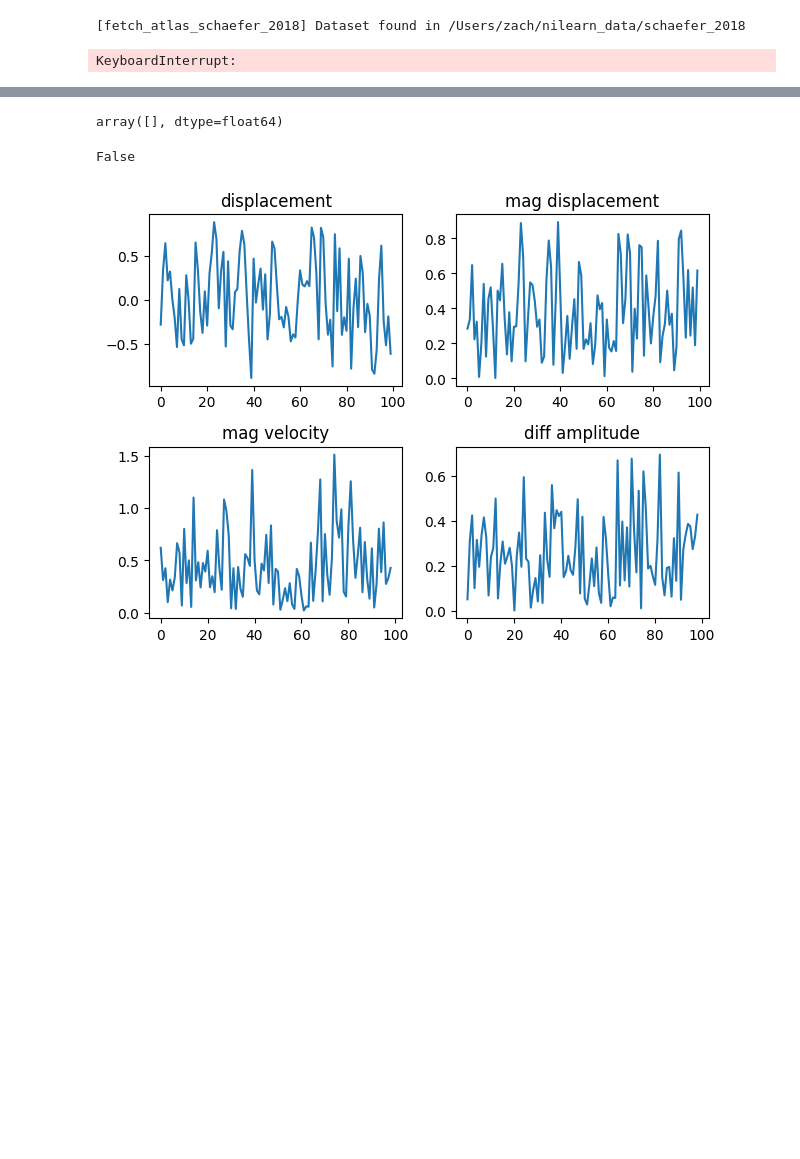
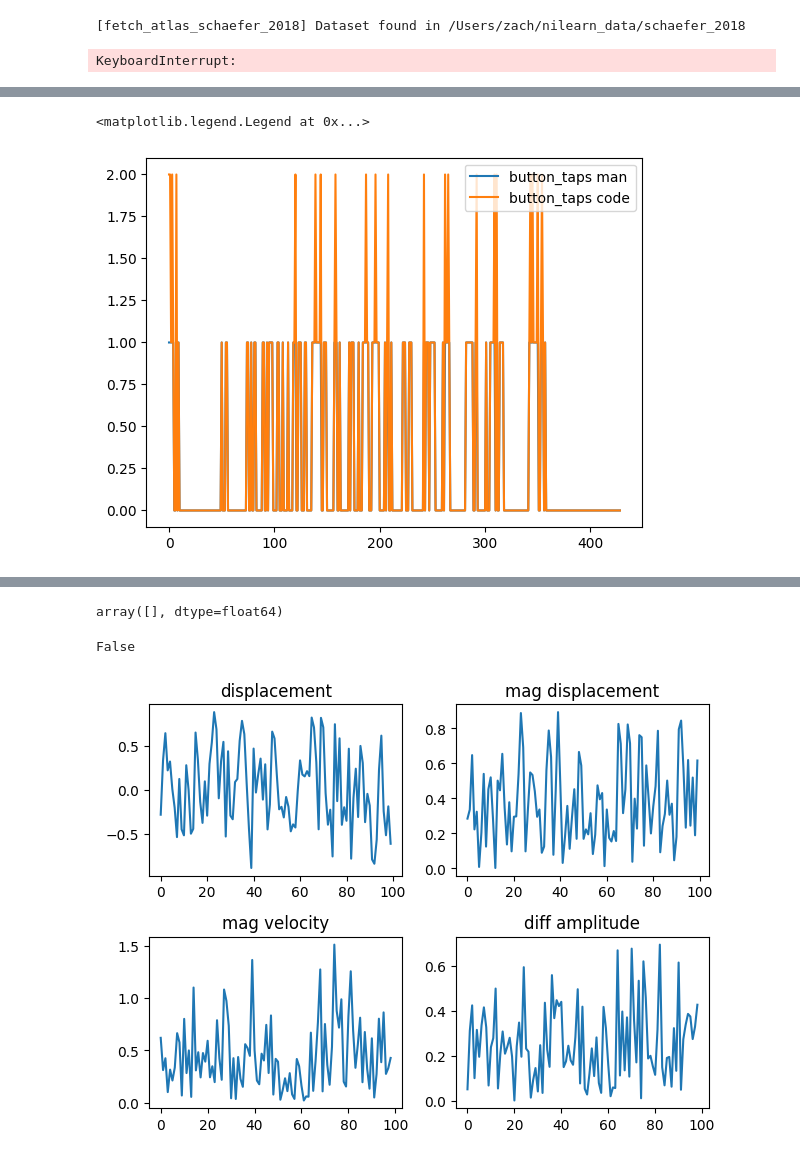
Before and after one commit to BCN-lab/sleepMReye, a Jupyter notebook: sleepmreye/notebooks/scratch.ipynb, the cells around one changed output, grey strips where cells are left out. Drawn from its saved outputs; the diff is of its cells as text; code cells hidden in the pictures; blank space fills up the shorter version.

```diff
--- a/sleepmreye/notebooks/scratch.ipynb
+++ b/sleepmreye/notebooks/scratch.ipynb
@@ -37,3 +37,16 @@ print(f'r = {corr:.3f}, p_spin = {pval:.4f}')
 # %% [output]
 [fetch_atlas_schaefer_2018] Dataset found in /Users/zach/nilearn_data/schaefer_2018
 KeyboardInterrupt:
+# %%
+from SleepMReye.sleepmreye.extract_eog import extract_eog
+from pathlib import Path
+import mne
+
+subject = "17"
+run = 3
+eeg_dir = Path("/Users/zach/2025_RA/matthias/bids_sleepmreye/derivatives/amri_eegfmri")
+
+# path = Path("/Users/zach/2025_RA/matthias/sleepMReye/eeg/sub-09/sub-09_task-rest_run-1_eeg.vhdr")
+# path = Path("/Users/zach/2025_RA/matthias/bids_sleepmreye/derivatives/amri_eegfmri/sub-04/sub-04_task-sleep_run-2_eeg_desc-gacbcg_eeg.set")
+# raw = mne.io.read_raw_eeglab(str(path), preload=True)
+raw = extract_eog(eeg_dir, subject, run)
@@ -39,0 +108,56 @@ KeyboardInterrupt:
+# %%
+from SleepMReye.sleepmreye.extract_eog import extract_TR_epochs
+import numpy as np
+
+annotation = "R128"
+
+events, event_ids = mne.events_from_annotations(raw)
+r128_code = event_ids[annotation]
+r128_events = events[events[:, 2] == r128_code]
+
+sfreq = raw.info['sfreq']
+win_len = int(np.median(np.diff(r128_events[:, 0])))
+tmax = (win_len - 1) / sfreq
+picks = ["EOG"]
+epochs = mne.Epochs(
+    raw, r128_events, event_id={annotation: r128_code},
+    tmin=0.0, tmax=tmax,
+    baseline=None,
+    preload=True,
+    picks=picks,
+)
+
+other_annotation = "S  1"
+other_code = event_ids[other_annotation]
+other_samples = events[events[:, 2] == other_code, 0]
+
+# Window length in samples (same one you used for tmax)
+counts = np.array([
+    np.sum((other_samples >= s) & (other_samples < s + win_len))
+    for s in r128_events[:, 0]
+])
+
+# counts
+
+plt.plot(counts > 0, label="button_taps man")
+df = mrio.events
+# plt.plot(df[(df["subject"] == subject) & (df["run"] == run)]["S"].reset_index(drop=True), label="In Sleep")#
+epochs_orig, taps  = extract_TR_epochs(raw, picks=['EOG'])
+
+plt.plot(taps, label="button_taps code")
+#
+# signal = []
+# for epoch in epochs:
+#     signal.append(np.mean(epoch))
+#
+#
+# orig_signal = []
+# for epoch in epochs_orig:
+#     orig_signal.append(np.mean(epoch))
+#
+# from matplotlib import pyplot as plt
+#
+# plt.plot(signal, label='signal')
+# plt.plot(orig_signal, label='signal orig')
+plt.legend()
+# %% [output]
@@ -39,0 +178,2 @@ KeyboardInterrupt:
+<matplotlib.legend.Legend at 0x...>
+[figure, added]
```
Also changed, not shown: parts of 8 cells of this notebook, 13 other files.
